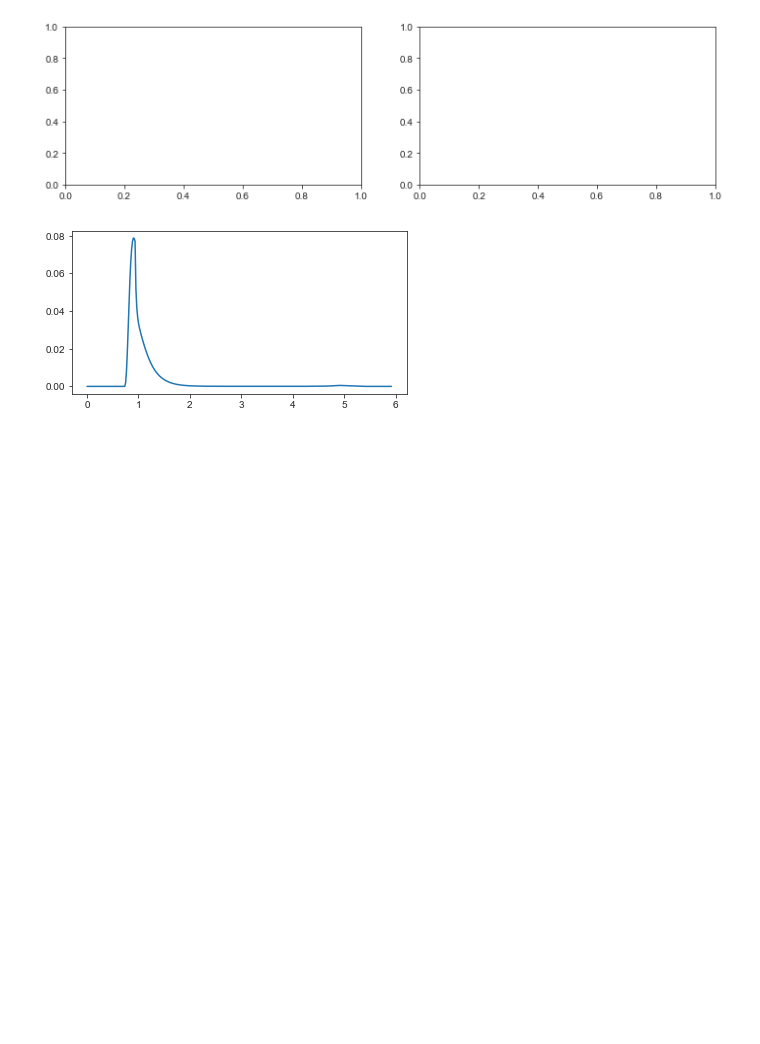
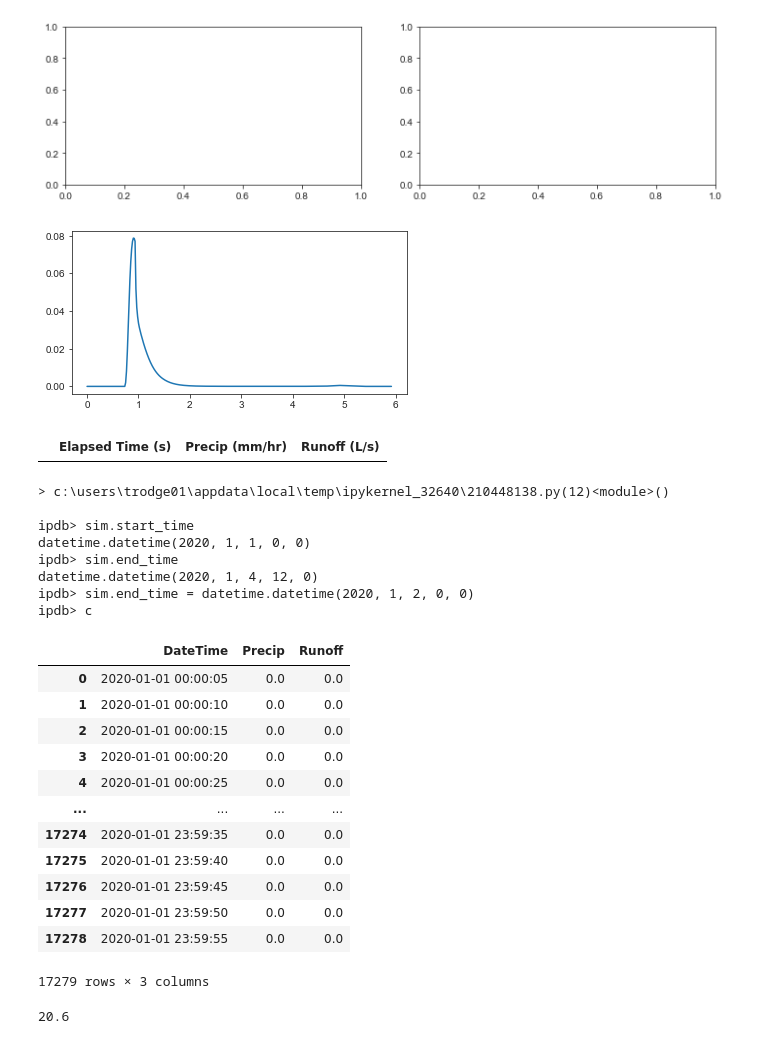
Before and after one commit to tfmrodge/SubsurfaceSinks, a Jupyter notebook: Pine & 8th BC Plotting.ipynb, the cells around one changed output. Drawn from its saved outputs; the diff is of its cells as text; code cells hidden in the pictures; blank space fills up the shorter version.

```diff
--- a/Pine & 8th BC Plotting.ipynb
+++ b/Pine & 8th BC Plotting.ipynb
@@ -133,3 +131,74 @@ fig.savefig(fpath+'testvsest_20220822.pdf', format='pdf',bbox_inches= 'tight')
 OSError: [Errno 22] Invalid argument: 'D:\\OneDrive - UBC\\Postdoc\\Active Projects\x06PPD\\Manuscript\\Figs\\Pythonfigstestvsest_20220822.pdf'
 [figure]
 [figure]
+# %%
+res = pd.DataFrame(columns = ['Elapsed Time (s)','Precip (mm/hr)','Runoff (L/s)'])
+res.loc[]
+res
+# %% [output]
+|  | Elapsed Time (s) | Precip (mm/hr) | Runoff (L/s) |
+# %%
+#Try to incorporate SWMM
+import pyswmm
+from pyswmm import Simulation, RainGages
+import pdb
+swmmpath = 'D:/OneDrive - UBC/Postdoc/Active Projects/6PPD/Data/Pine and 8th South - Bioretention Template/'
+#swmmpath = 'C:/Users/trodge01/My Documents/EPA SWMM Projects/'
+#sim = Simulation(swmmpath+'test3.inp')
+#sim.close()
+res = pd.DataFrame(columns = ['DateTime','Precip','Runoff'])
+with Simulation(swmmpath+'pine8_catchmentonly.inp') as sim:
+    pdb.set_trace()
+    rg1 = RainGages(sim)["Gauge1"]
+    subctch = pyswmm.Subcatchments(sim)["Roadway"]
+    sim.end_time = datetime.datetime(2020, 1, 2, 0, 0)
+    for ind,step in enumerate(sim):
+        res.loc[ind,'DateTime'] = sim.current_time
+        res.loc[ind,'Precip'] = rg1.total_precip
+        res.loc[ind,'Runoff'] = subctch.runoff
+        #pdb.set_trace()
+        #rg1.total_precip = 1.0 #mm/hr
+        #print()
+        #print(rg1.total_precip)
+        #print(subctch.runoff)
+        pass
+res
+    #sim.execute()
+    #sim.report()
+res.Runo
+# %% [output]
+> c:\users\trodge01\appdata\local\temp\ipykernel_32640\210448138.py(12)<module>()
+
+ipdb> sim.start_time
+datetime.datetime(2020, 1, 1, 0, 0)
+ipdb> sim.end_time
+datetime.datetime(2020, 1, 4, 12, 0)
+ipdb> sim.end_time = datetime.datetime(2020, 1, 2, 0, 0)
+ipdb> c
+|  | DateTime | Precip | Runoff |
+| 0 | 2020-01-01 00:00:05 | 0.0 | 0.0 |
+| 1 | 2020-01-01 00:00:10 | 0.0 | 0.0 |
+| 2 | 2020-01-01 00:00:15 | 0.0 | 0.0 |
+| 3 | 2020-01-01 00:00:20 | 0.0 | 0.0 |
+| 4 | 2020-01-01 00:00:25 | 0.0 | 0.0 |
+| ... | ... | ... | ... |
+| 17274 | 2020-01-01 23:59:35 | 0.0 | 0.0 |
+| 17275 | 2020-01-01 23:59:40 | 0.0 | 0.0 |
+| 17276 | 2020-01-01 23:59:45 | 0.0 | 0.0 |
+| 17277 | 2020-01-01 23:59:50 | 0.0 | 0.0 |
+| 17278 | 2020-01-01 23:59:55 | 0.0 | 0.0 |
+17279 rows × 3 columns
+# %%
+#full_series = pd.read_excel('inputfiles/2014_timeseries.xlsx')
+SWMMseries = full_series[:5000]
+#ramp = np.array([6.0,3.0,2.0,1.0,0.5,0.5,0.25,0.25,0.25,0.25,10/60,10/60,10/60,10/60,5/60,5/60,5/60,5/60,1/60])
+#len(ramp) - 1
+t = 2470
+dt = 6
+SWMMend = int(dt *60)-1
+np.sum(SWMMseries.loc[t:t+SWMMend,'Precip'])
+#SWMMseries.loc[t:t+SWMMend,'Precip']
+#timeseries.loc[:,'r_shift'] = timeseries.Runoff.shift(-1*60)
+#timeseries.loc[t:t+60,'r_shift']
+# %% [output]
+20.6
```
Also changed, not shown: parts of 3 cells of this notebook, 14 other files.
